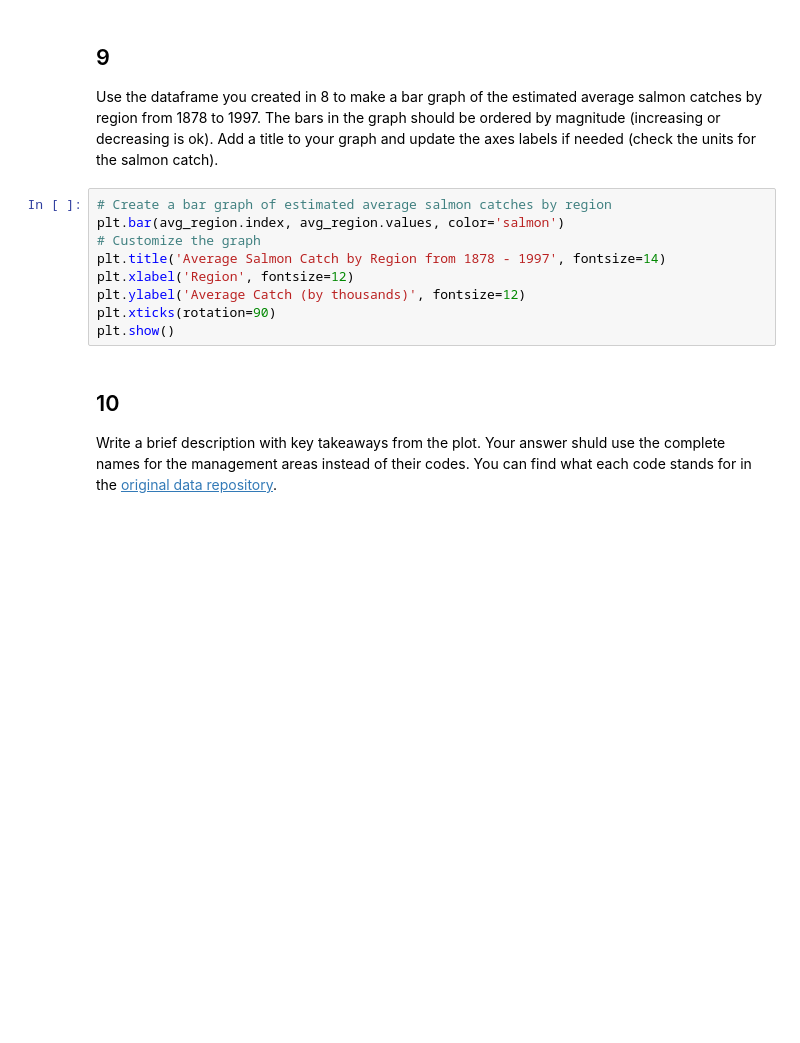
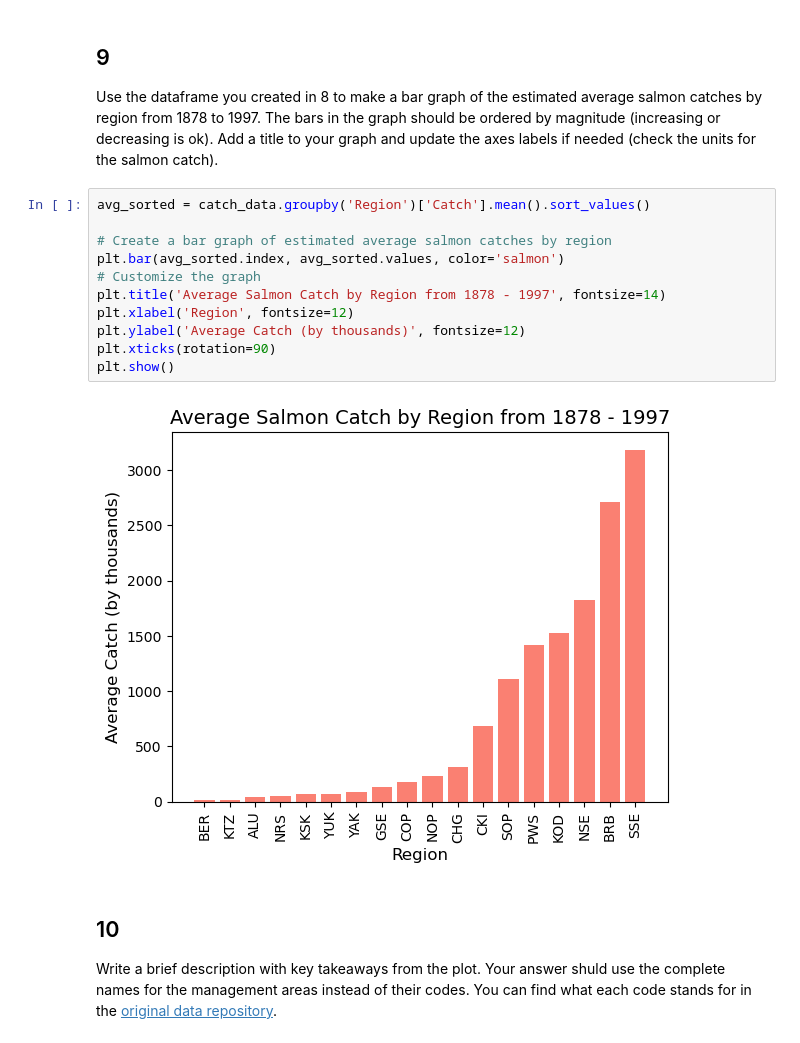
Before and after one commit to nicolelpepper/eds220-hwk2, a Jupyter notebook: hwk2-task2-salmon.ipynb, the cells around one changed output. Cells and saved outputs as stored; diff of their text form; blank space fills up the shorter version.

```diff
--- a/hwk2-task2-salmon.ipynb
+++ b/hwk2-task2-salmon.ipynb
@@ -243,14 +275,18 @@ avg_region
 
 Use the dataframe you created in 8 to make a bar graph of the estimated average salmon catches by region from 1878 to 1997. The bars in the graph should be ordered by magnitude (increasing or decreasing is ok). Add a title  to your graph and update the axes labels if needed (check the units for the salmon catch).
 # %%
+avg_sorted = catch_data.groupby('Region')['Catch'].mean().sort_values()
+
 # Create a bar graph of estimated average salmon catches by region
-plt.bar(avg_region.index, avg_region.values, color='salmon')
+plt.bar(avg_sorted.index, avg_sorted.values, color='salmon')
 # Customize the graph
 plt.title('Average Salmon Catch by Region from 1878 - 1997', fontsize=14)
 plt.xlabel('Region', fontsize=12)
 plt.ylabel('Average Catch (by thousands)', fontsize=12)
 plt.xticks(rotation=90)
 plt.show()
+# %% [output]
+[figure, added]
 # %% [markdown]
 <!-- END QUESTION -->
 
```
Also changed, not shown: parts of 4 cells of this notebook.
